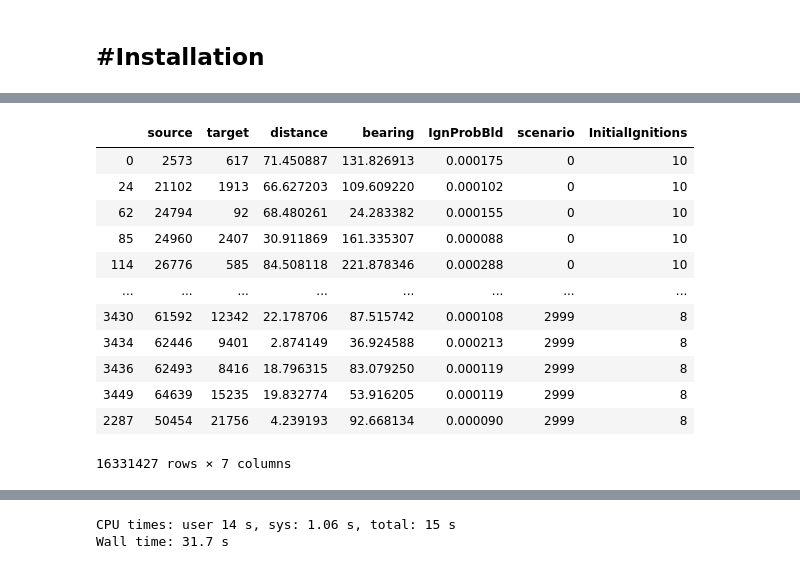
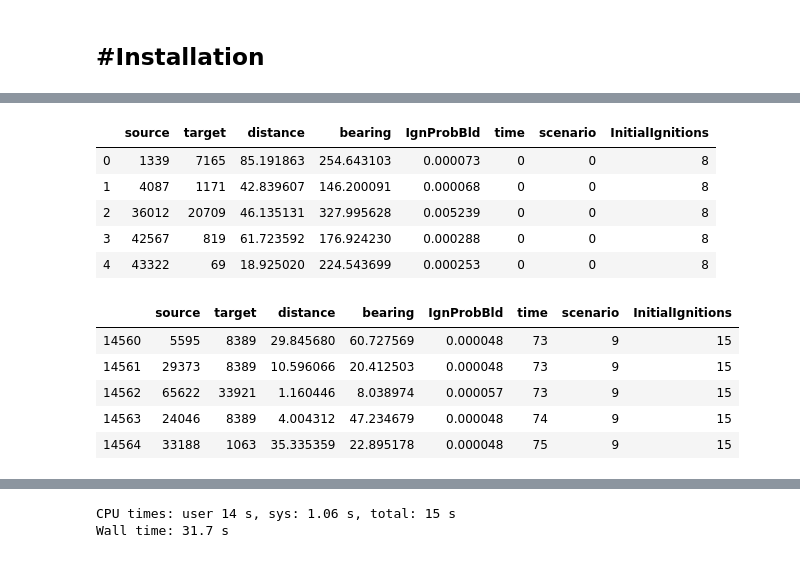
Before and after one commit to 37stu37/FFE, a Jupyter notebook: postprocessingFFE.ipynb, the cells around one changed output, grey strips where cells are left out. Drawn from its saved outputs; the diff is of its cells as text; code cells hidden in the pictures.

```diff
--- a/postprocessingFFE.ipynb
+++ b/postprocessingFFE.ipynb
@@ -139,19 +103,19 @@ nodupl=concatDf.drop_duplicates(subset=['source', 'scenario']).compute()
-# %%
-nodupl.sort_values('scenario')
-# %% [output]
-|  | source | target | distance | bearing | IgnProbBld | scenario | InitialIgnitions |
-| 0 | 2573 | 617 | 71.450887 | 131.826913 | 0.000175 | 0 | 10 |
-| 24 | 21102 | 1913 | 66.627203 | 109.609220 | 0.000102 | 0 | 10 |
-| 62 | 24794 | 92 | 68.480261 | 24.283382 | 0.000155 | 0 | 10 |
-| 85 | 24960 | 2407 | 30.911869 | 161.335307 | 0.000088 | 0 | 10 |
-| 114 | 26776 | 585 | 84.508118 | 221.878346 | 0.000288 | 0 | 10 |
-| ... | ... | ... | ... | ... | ... | ... | ... |
-| 3430 | 61592 | 12342 | 22.178706 | 87.515742 | 0.000108 | 2999 | 8 |
-| 3434 | 62446 | 9401 | 2.874149 | 36.924588 | 0.000213 | 2999 | 8 |
-| 3436 | 62493 | 8416 | 18.796315 | 83.079250 | 0.000119 | 2999 | 8 |
-| 3449 | 64639 | 15235 | 19.832774 | 53.916205 | 0.000119 | 2999 | 8 |
-| 2287 | 50454 | 21756 | 4.239193 | 92.668134 | 0.000090 | 2999 | 8 |
-16331427 rows × 7 columns
+# %%
+concatDf.head()
+concatDf.tail()
+# %% [output]
+|  | source | target | distance | bearing | IgnProbBld | time | scenario | InitialIgnitions |
+| 0 | 1339 | 7165 | 85.191863 | 254.643103 | 0.000073 | 0 | 0 | 8 |
+| 1 | 4087 | 1171 | 42.839607 | 146.200091 | 0.000068 | 0 | 0 | 8 |
+| 2 | 36012 | 20709 | 46.135131 | 327.995628 | 0.005239 | 0 | 0 | 8 |
+| 3 | 42567 | 819 | 61.723592 | 176.924230 | 0.000288 | 0 | 0 | 8 |
+| 4 | 43322 | 69 | 18.925020 | 224.543699 | 0.000253 | 0 | 0 | 8 |
+|  | source | target | distance | bearing | IgnProbBld | time | scenario | InitialIgnitions |
+| 14560 | 5595 | 8389 | 29.845680 | 60.727569 | 0.000048 | 73 | 9 | 15 |
+| 14561 | 29373 | 8389 | 10.596066 | 20.412503 | 0.000048 | 73 | 9 | 15 |
+| 14562 | 65622 | 33921 | 1.160446 | 8.038974 | 0.000057 | 73 | 9 | 15 |
+| 14563 | 24046 | 8389 | 4.004312 | 47.234679 | 0.000048 | 74 | 9 | 15 |
+| 14564 | 33188 | 1063 | 35.335359 | 22.895178 | 0.000048 | 75 | 9 | 15 |
 # %%
 %%time
 countConcatDf = count_fid_occurences(concatDf)
```
Also changed, not shown: parts of 7 cells of this notebook.
